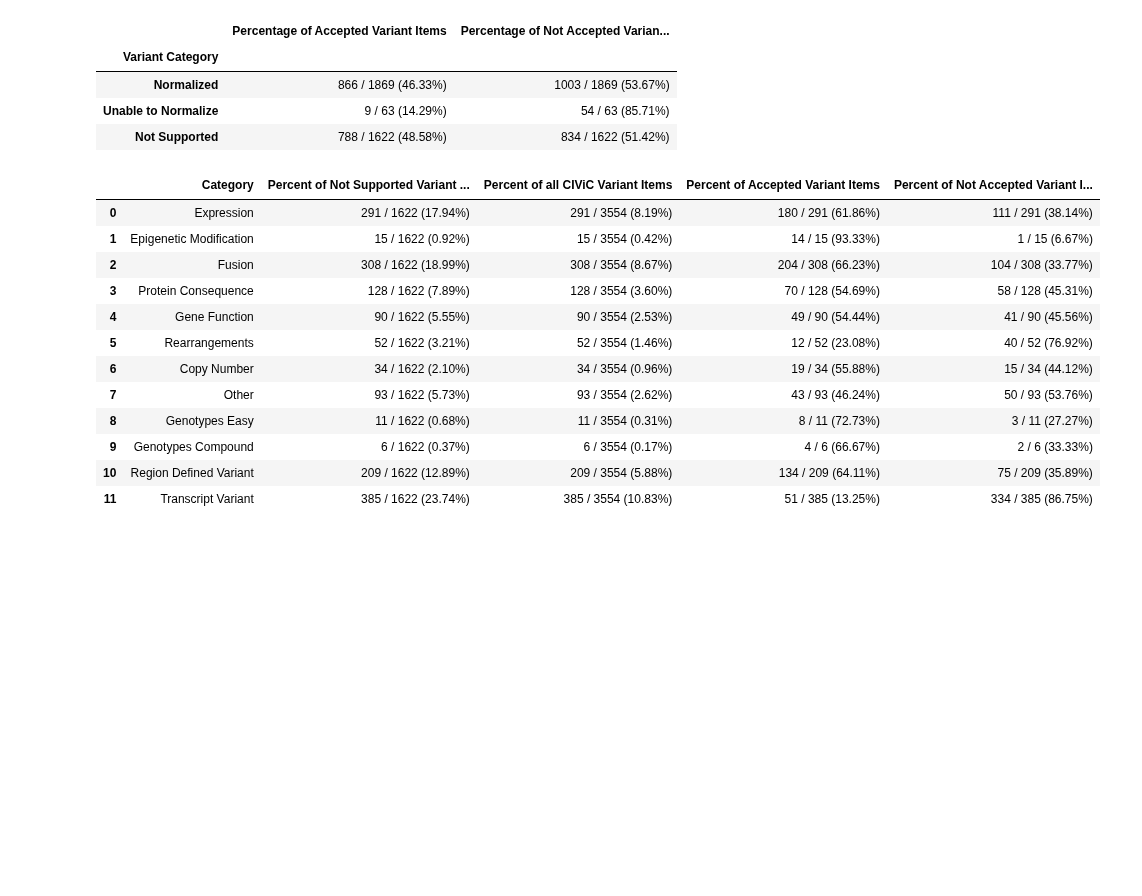
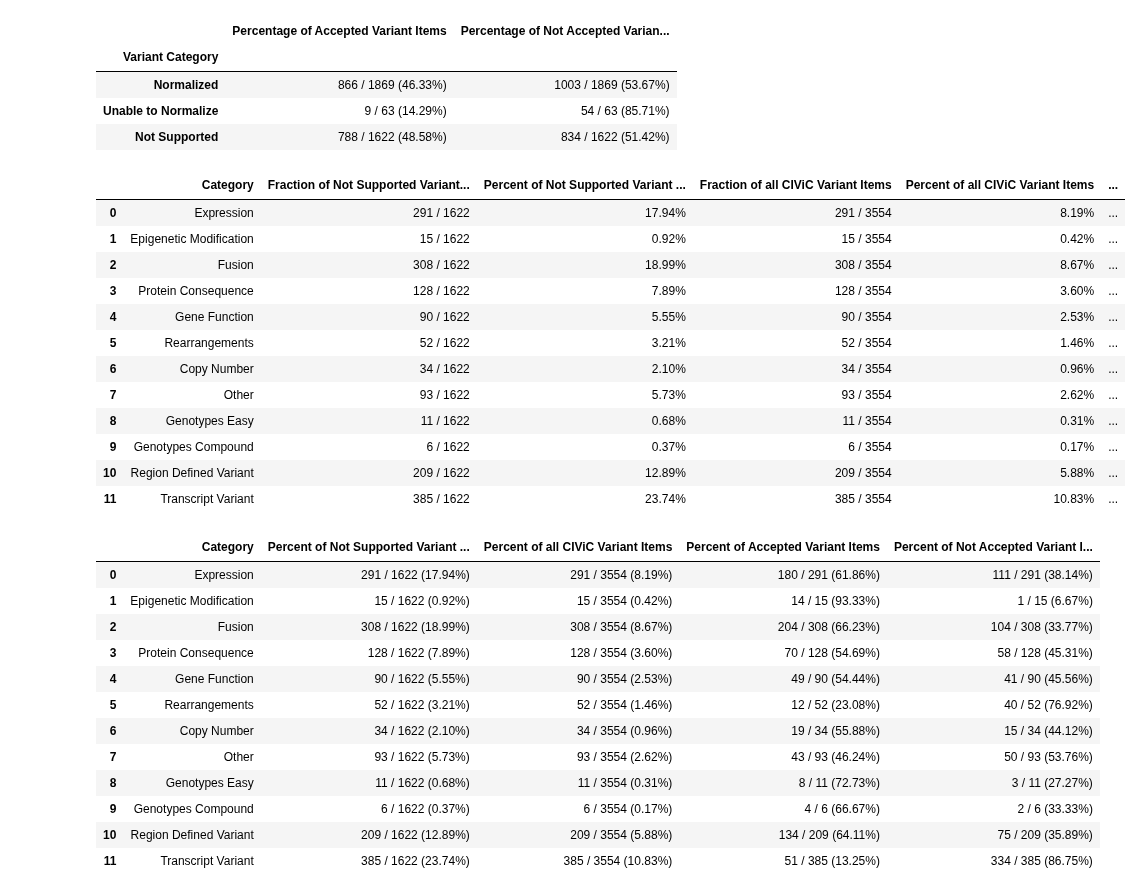
Before and after one commit to cancervariants/variation-normalization, a Jupyter notebook: notebooks/analysis/civic/civic_evidence_analysis.ipynb, the cells around one changed output. Cells and saved outputs as stored; diff of their text form; code cells hidden in the pictures; blank space fills up the shorter version.

```diff
--- a/notebooks/analysis/civic/civic_evidence_analysis.ipynb
+++ b/notebooks/analysis/civic/civic_evidence_analysis.ipynb
@@ -49,11 +49,13 @@ civic_molprof_ids = civicpy.get_all_molecular_profiles(include_status=["accepted
 # Create analysis functions / global variables
 # %%
 class VariantNormType(str, Enum):
+    """Variation Normalization types"""
 
     NORMALIZED = "Normalized"
     UNABLE_TO_NORMALIZE = "Unable to Normalize"
     NOT_SUPPORTED = "Not Supported"
 
+
 VARIANT_NORM_TYPE_VALUES = [v.value for v in VariantNormType.__members__.values()]
 # %%
 class VariantCategory(str, Enum):
@@ -77,16 +81,16 @@ VARIANT_CATEGORY_VALUES = [v.value for v in VariantCategory.__members__.values()
 
 These dictionaries will be mutated and used at the end of the analysis
 # %%
-VARIANT_ANALYSIS_SUMMARY = {
+variant_analysis_summary = {
     "Variant Category": VARIANT_NORM_TYPE_VALUES,
     "Fraction of all CIViC Variant Items": [],
     "Percentage of all CIViC Variant Items": [],
     "Fraction of Accepted Variant Items": [],
-    "Percentage of Accepted Variant Items":[],
+    "Percentage of Accepted Variant Items": [],
     "Fraction of Not Accepted Variant Items": [],
     "Percentage of Not Accepted Variant Items": []
 }
-VARIANT_ANALYSIS_SUMMARY
+variant_analysis_summary
 # %% [output]
 {'Variant Category': ['Normalized', 'Unable to Normalize', 'Not Supported'],
  'Fraction of all CIViC Variant Items': [],
@@ -154,12 +158,12 @@ def variant_analysis(df: pd.DataFrame, variant_norm_type: VariantNormType) -> pd
     print(f"Percentage of not accepted {variant_norm_type.value} Variants: {percentage_not_accepted_variants}")
     print(variant_norm_type.name, variant_norm_type.value, variant_norm_type)
 
-    VARIANT_ANALYSIS_SUMMARY["Fraction of all CIViC Variant Items"].append(fraction_variants)
-    VARIANT_ANALYSIS_SUMMARY["Percentage of all CIViC Variant Items"].append(percentage_variants)
-    VARIANT_ANALYSIS_SUMMARY["Fraction of Accepted Variant Items"].append(fraction_accepted_variants)
-    VARIANT_ANALYSIS_SUMMARY["Percentage of Accepted Variant Items"].append(percentage_accepted_variants)
-    VARIANT_ANALYSIS_SUMMARY["Fraction of Not Accepted Variant Items"].append(fraction_not_accepted_variants)
-    VARIANT_ANALYSIS_SUMMARY["Percentage of Not Accepted Variant Items"].append(percentage_not_accepted_variants)
+    variant_analysis_summary["Fraction of all CIViC Variant Items"].append(fraction_variants)
+    variant_analysis_summary["Percentage of all CIViC Variant Items"].append(percentage_variants)
+    variant_analysis_summary["Fraction of Accepted Variant Items"].append(fraction_accepted_variants)
+    variant_analysis_summary["Percentage of Accepted Variant Items"].append(percentage_accepted_variants)
+    variant_analysis_summary["Fraction of Not Accepted Variant Items"].append(fraction_not_accepted_variants)
+    variant_analysis_summary["Percentage of Not Accepted Variant Items"].append(percentage_not_accepted_variants)
 
     return df
 # %%
@@ -630,6 +634,18 @@ NOT_SUPPORTED Not Supported VariantNormType.NOT_SUPPORTED
 | 4 | 4278 | VHL | NaN | Transcript Variant | False |
 # %% [markdown]
 ### Not Supported Variant Analysis by Subcategory
+# %%
+not_supported_variant_analysis_summary = {
+    "Category": VARIANT_CATEGORY_VALUES,
+    "Fraction of Not Supported Variant Items": [],
+    "Percent of Not Supported Variant Items": [],
+    "Fraction of all CIViC Variant Items": [],
+    "Percent of all CIViC Variant Items": [],
+    "Fraction of Accepted Variant Items": [],
+    "Percent of Accepted Variant Items": [],
+    "Fraction of Not Accepted Variant Items": [],
+    "Percent of Not Accepted Variant Items": []
+}
 # %%
 not_supported_variant_categories_summary_data = dict()
 total_number_unique_not_supported_variants = len(set(not_supported_queries_df.variant_id))
@@ -949 +954,18 @@ not_supported_percent_of_not_accepted_variant_items = [v["percentage_not_accepte
+# %%
+not_supported_variant_df = pd.DataFrame(not_supported_variant_analysis_summary)
+not_supported_variant_df
+# %% [output]
+|  | Category | Fraction of Not Supported Variant... | Percent of Not Supported Variant ... | Fraction of all CIViC Variant Items | Percent of all CIViC Variant Items | ... |
+| 0 | Expression | 291 / 1622 | 17.94% | 291 / 3554 | 8.19% | ... |
+| 1 | Epigenetic Modification | 15 / 1622 | 0.92% | 15 / 3554 | 0.42% | ... |
+| 2 | Fusion | 308 / 1622 | 18.99% | 308 / 3554 | 8.67% | ... |
+| 3 | Protein Consequence | 128 / 1622 | 7.89% | 128 / 3554 | 3.60% | ... |
+| 4 | Gene Function | 90 / 1622 | 5.55% | 90 / 3554 | 2.53% | ... |
+| 5 | Rearrangements | 52 / 1622 | 3.21% | 52 / 3554 | 1.46% | ... |
+| 6 | Copy Number | 34 / 1622 | 2.10% | 34 / 3554 | 0.96% | ... |
+| 7 | Other | 93 / 1622 | 5.73% | 93 / 3554 | 2.62% | ... |
+| 8 | Genotypes Easy | 11 / 1622 | 0.68% | 11 / 3554 | 0.31% | ... |
+| 9 | Genotypes Compound | 6 / 1622 | 0.37% | 6 / 3554 | 0.17% | ... |
+| 10 | Region Defined Variant | 209 / 1622 | 12.89% | 209 / 3554 | 5.88% | ... |
+| 11 | Transcript Variant | 385 / 1622 | 23.74% | 385 / 3554 | 10.83% | ... |
 # %%
```
Also changed, not shown: parts of 45 cells of this notebook.
